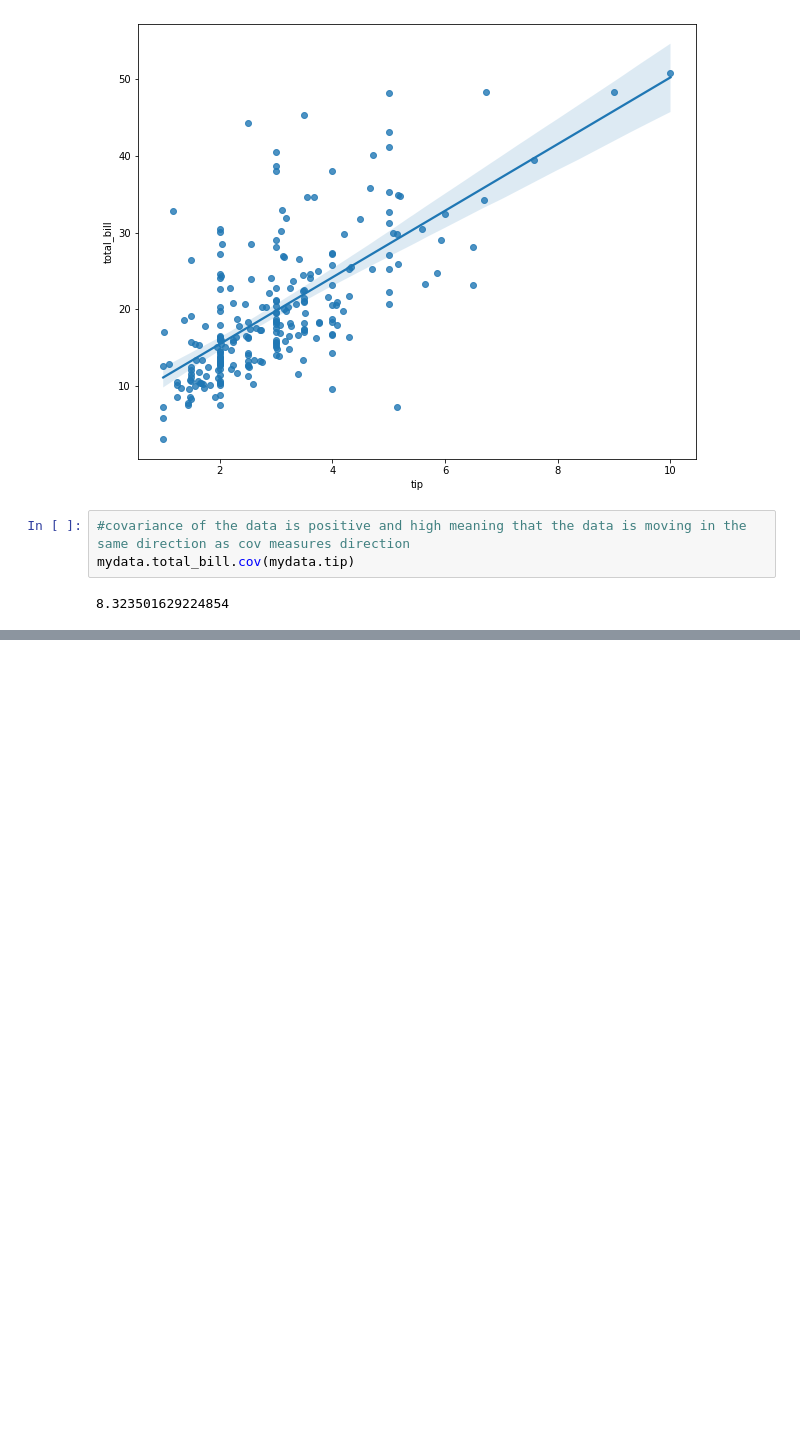
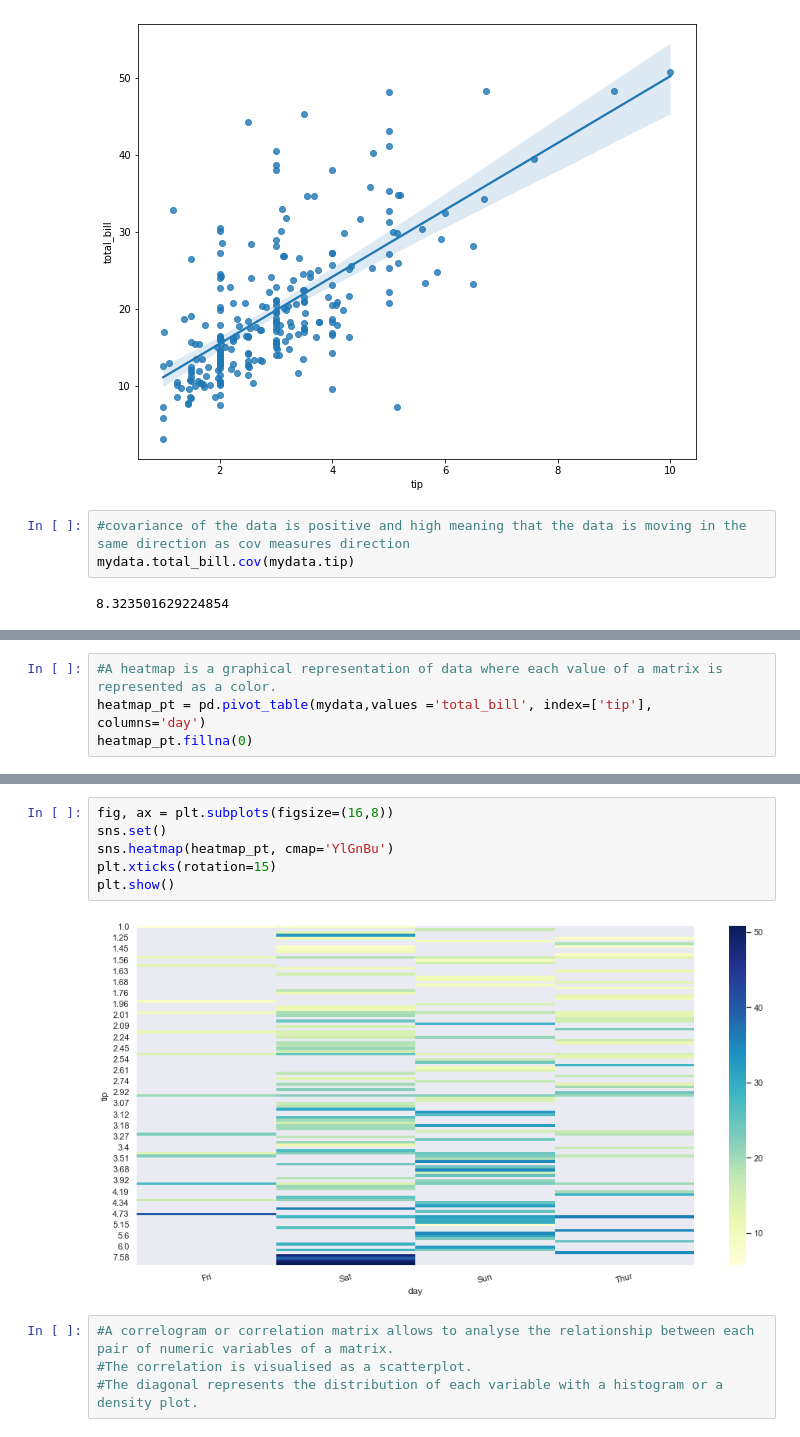
Before and after one commit to gacheru101/Tip-prediction, a Jupyter notebook: Data visualization- Correlation Plots.ipynb, the cells around one changed output, grey strips where cells are left out. Saved outputs shown, nothing was run; the diff lists cells and outputs as text; blank space fills up the shorter version.

```diff
--- a/Data visualization- Correlation Plots.ipynb
+++ b/Data visualization- Correlation Plots.ipynb
@@ -79,0 +93,4 @@ sns.violinplot(x=mydata["day"], y=mydata["total_bill"],ax=axes[2])
+# %%
+#A heatmap is a graphical representation of data where each value of a matrix is represented as a color.
+heatmap_pt = pd.pivot_table(mydata,values ='total_bill', index=['tip'], columns='day')
+heatmap_pt.fillna(0)
@@ -79,0 +112,12 @@ sns.violinplot(x=mydata["day"], y=mydata["total_bill"],ax=axes[2])
+# %%
+fig, ax = plt.subplots(figsize=(16,8))
+sns.set()
+sns.heatmap(heatmap_pt, cmap='YlGnBu')
+plt.xticks(rotation=15)
+plt.show()
+# %% [output]
+[figure, added]
+# %%
+#A correlogram or correlation matrix allows to analyse the relationship between each pair of numeric variables of a matrix.
+#The correlation is visualised as a scatterplot.
+#The diagonal represents the distribution of each variable with a histogram or a density plot.
```
Also changed, not shown: parts of 4 cells of this notebook, 1 other file.
